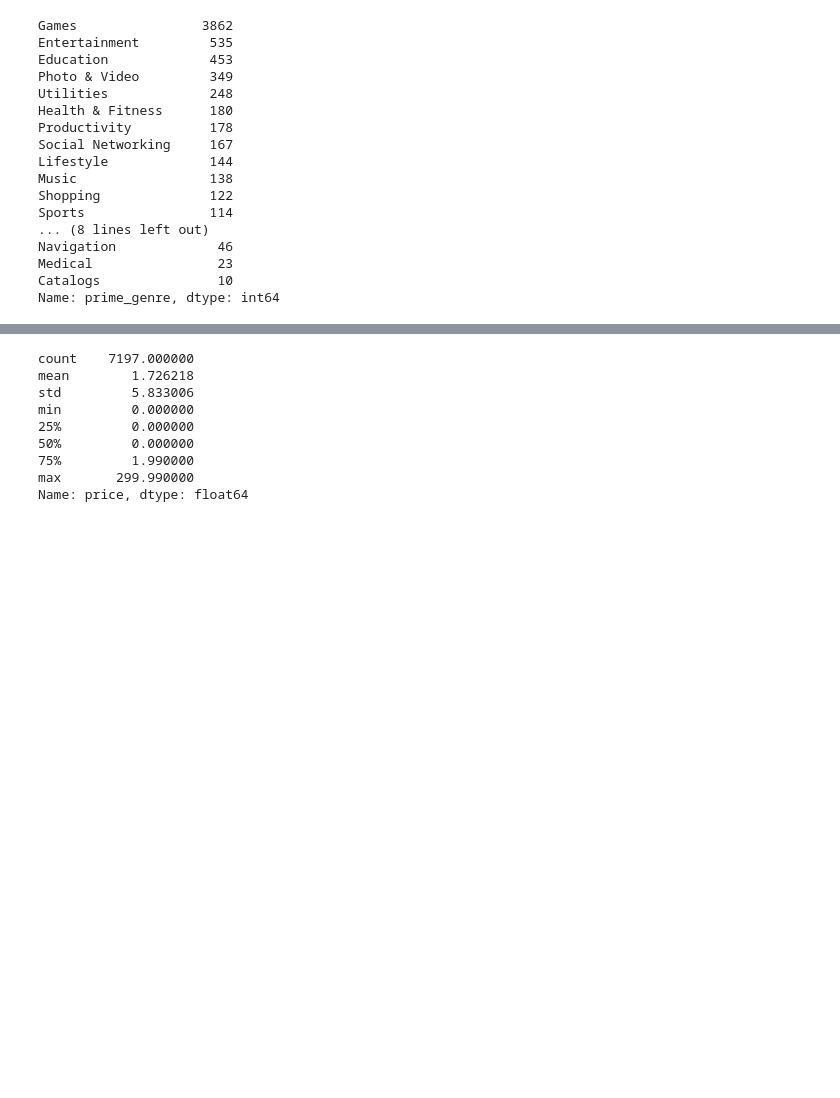
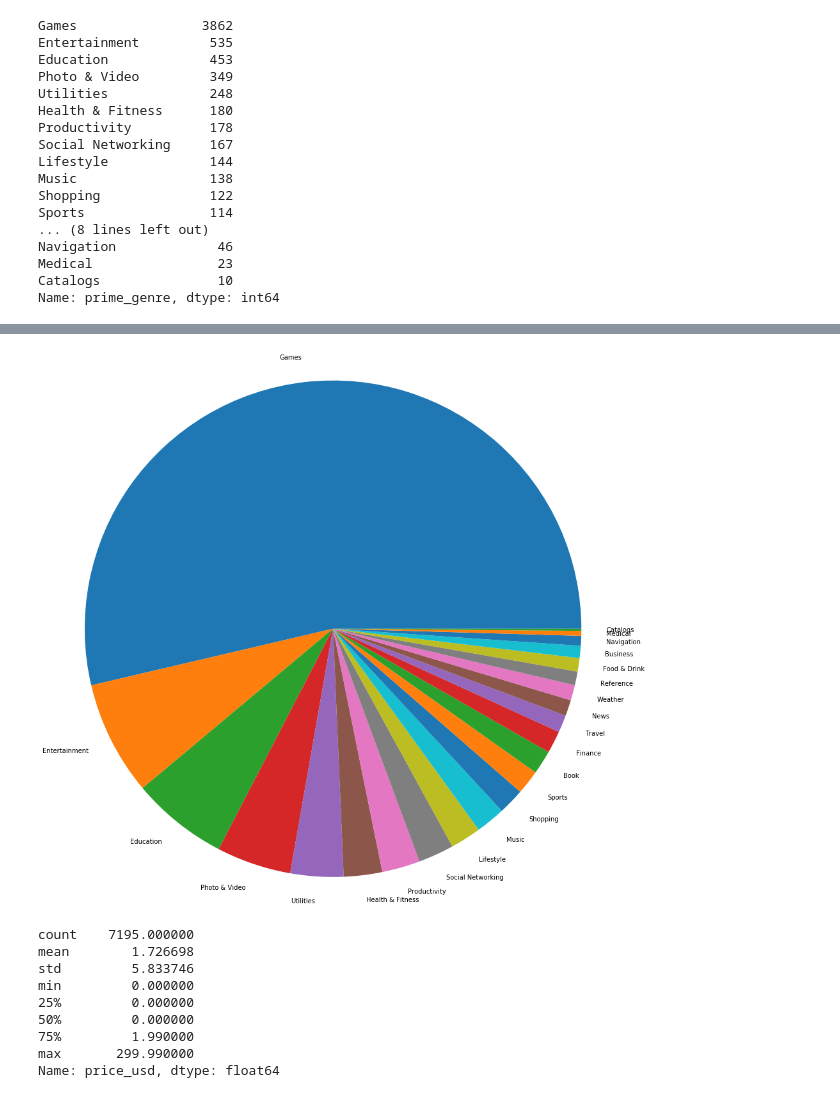
Before and after one commit to agchen92/AppleAppStore, a Jupyter notebook: AppleAppStore.ipynb, the cells around one changed output, grey strips where cells are left out. Drawn from its saved outputs; the diff is of its cells as text; code cells hidden in the pictures; blank space fills up the shorter version.

```diff
--- a/AppleAppStore.ipynb
+++ b/AppleAppStore.ipynb
@@ -250,0 +280,12 @@ Name: prime_genre, dtype: int64
+# %%
+plt.figure(figsize=(12,12))
+labels_genre=genre_count.index
+size_genre=genre_count.values
+
+plt.pie(size_genre, labels=labels_genre)
+p=plt.gcf()
+plt.axis('equal')
+plt.tight_layout()
+plt.show()
+# %% [output]
+[figure, added]
@@ -251,16 +296,15 @@ Name: prime_genre, dtype: int64
 # %%
-appstore.loc[:,'price'].describe()
+appstore_c.loc[:,'price_usd'].describe()
 
 #Interesting. Not that it was completely unexpected, but from what I see. Over 50% of the apps in the App Store are
-#free with the most expensive app being $299.99 and the average being $1.73. The most popular app genres are Games
-#Entertainment, and Education.
+#free with the most expensive app being $299.99 and the average being $1.73.
 # %% [output]
-count    7197.000000
-mean        1.726218
-std         5.833006
+count    7195.000000
+mean        1.726698
+std         5.833746
 min         0.000000
 25%         0.000000
 50%         0.000000
 75%         1.990000
 max       299.990000
-Name: price, dtype: float64
+Name: price_usd, dtype: float64
```
Also changed, not shown: parts of 7 cells of this notebook.
